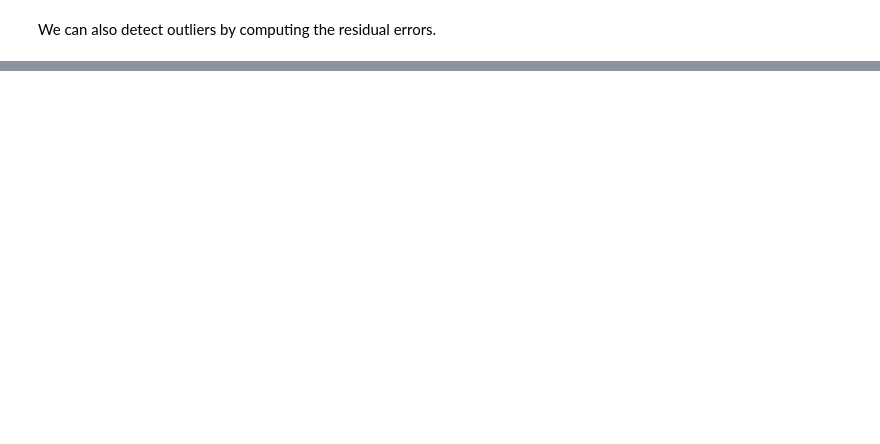
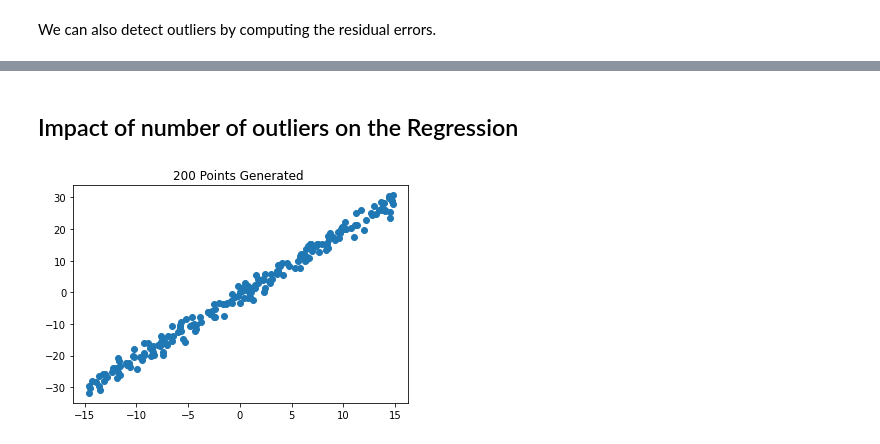
Before and after one commit to Baraa42/Elalami-Skakova-INM702-Coursework, a Jupyter notebook: Task2/task2_baraa_notebook.ipynb, the cells around one changed output, grey strips where cells are left out. Saved outputs shown, nothing was run; the diff lists cells and outputs as text; code cells hidden in the pictures; blank space fills up the shorter version.

Commit message:
finished outliers analysis

```diff
--- a/Task2/task2_baraa_notebook.ipynb
+++ b/Task2/task2_baraa_notebook.ipynb
@@ -328,0 +330,12 @@ print(indices)
+# %% [markdown]
+## Impact of number of outliers on the Regression
+# %%
+### Generating Data Points
+s=(-1,2)
+data = Data2D(s, 3)
+X,y = data.generate_points(200)
+title = '200 Points Generated '
+plt.title(title)
+plt.scatter(X[:,1],y);
+# %% [output]
+[figure, added]
```
Also changed, not shown: parts of 19 cells of this notebook, 1 other file.
